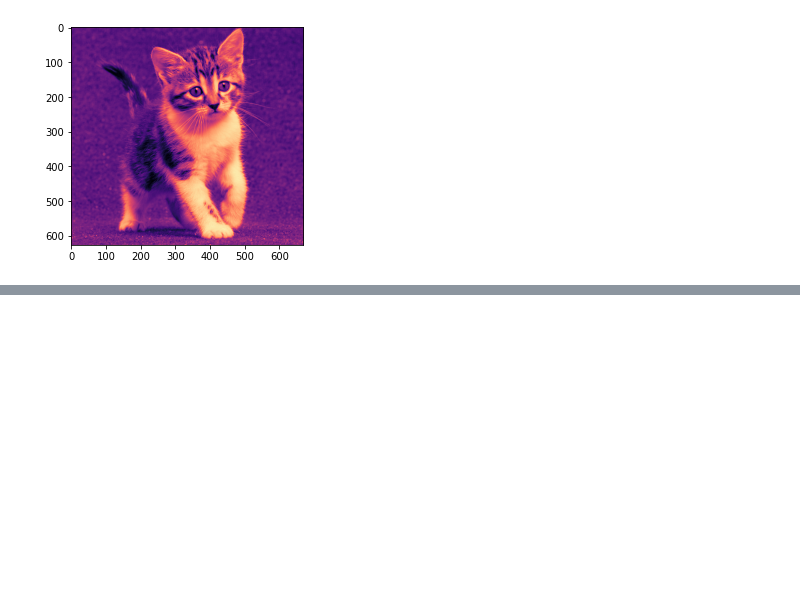
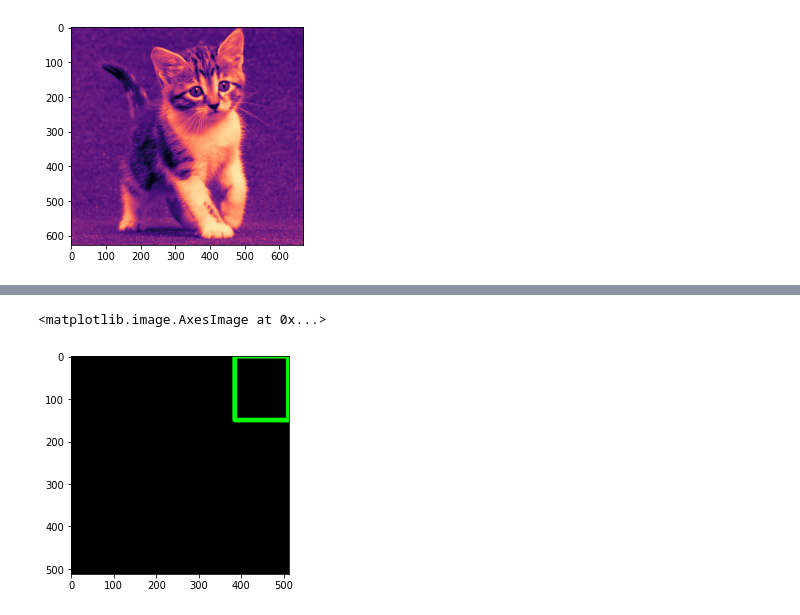
Before and after one commit to Firmanrachmad/PCVK_Firman, a Jupyter notebook: Minggu2.ipynb, the cells around one changed output, grey strips where cells are left out. Saved outputs shown, nothing was run; the diff lists cells and outputs as text; code cells hidden in the pictures; blank space fills up the shorter version.

```diff
--- a/Minggu2.ipynb
+++ b/Minggu2.ipynb
@@ -27,0 +48,6 @@ Drive already mounted at /content/drive; to attempt to forcibly remount, call dr
+# %%
+cv.rectangle(black_img,pt1=(384,0),pt2=(510,150),color=(0,255,0),thickness=10)
+plt.imshow(black_img)
+# %% [output]
+<matplotlib.image.AxesImage at 0x...>
+[figure, added]
```
Also changed, not shown: parts of 11 cells of this notebook.
